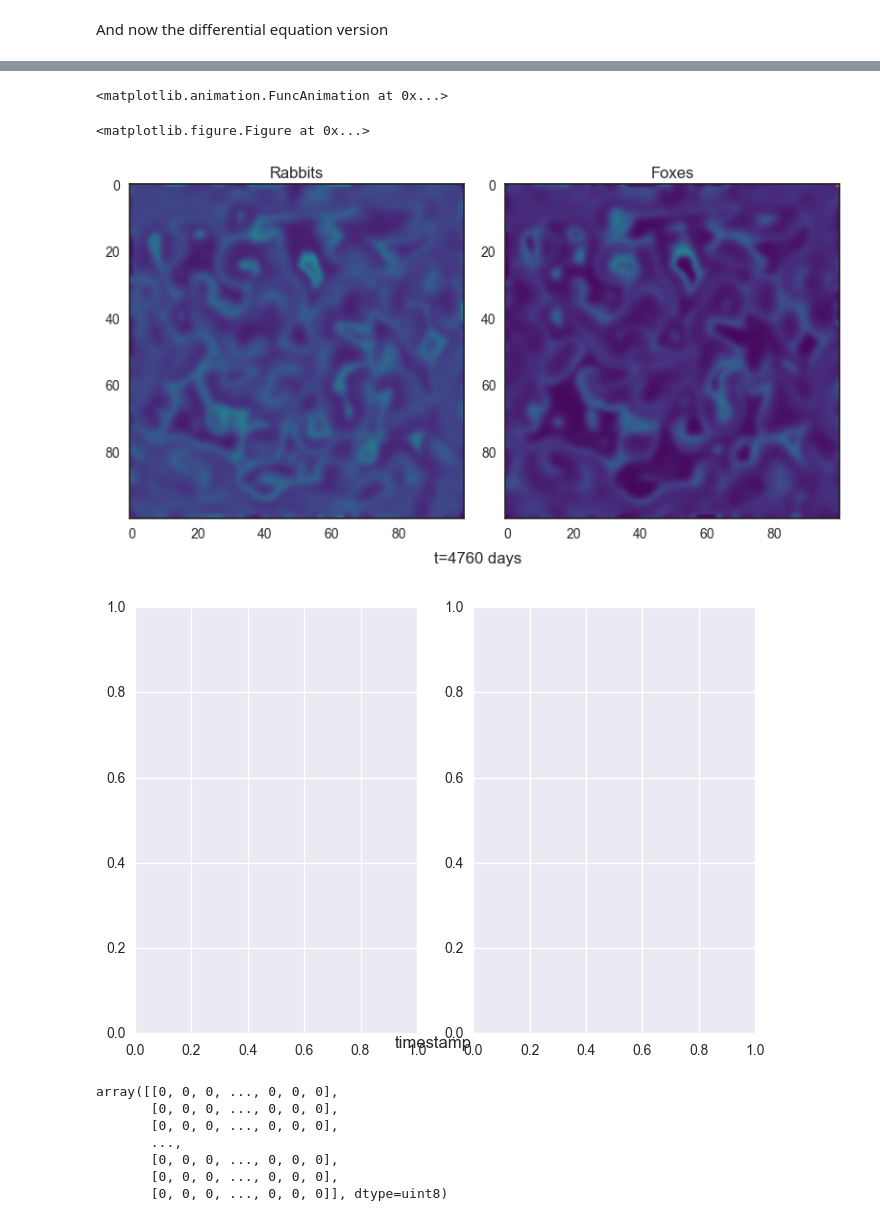
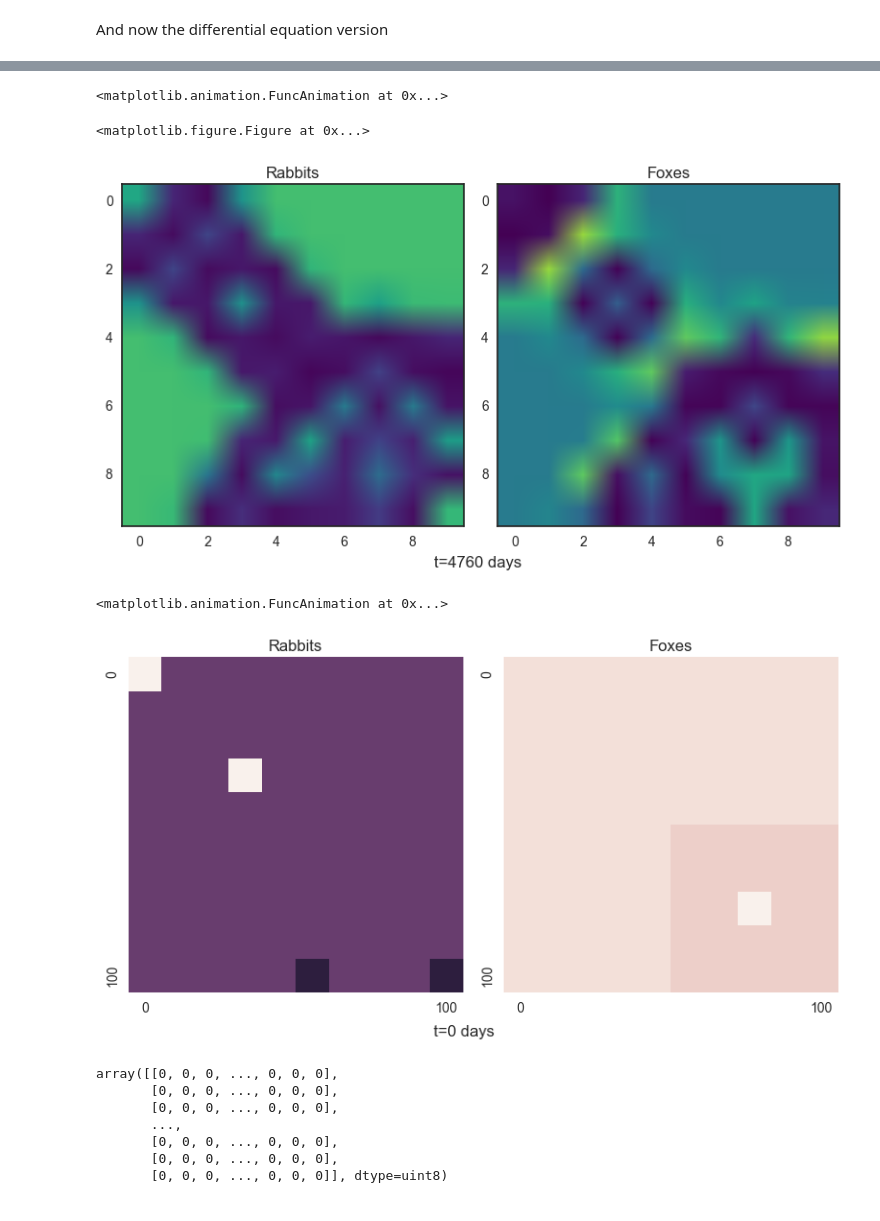
Before and after one commit to dbaugher/rabbits-and-foxes, a Jupyter notebook: rabbits-and-foxes-diffusion.ipynb, the cells around one changed output, grey strips where cells are left out. Saved outputs shown, nothing was run; the diff lists cells and outputs as text; code cells hidden in the pictures.

```diff
--- a/rabbits-and-foxes-diffusion.ipynb
+++ b/rabbits-and-foxes-diffusion.ipynb
@@ -55,25 +55,27 @@ plt.show()
 Now set it up for diffusion on a grid of farms.
 # %%
 x_max = y_max = 100
-N = M = 100
+N = M = 10
 dx = x_max / (N-1)
 dy = y_max / (M-1)
 xgrid = np.linspace(0,x_max,N)
 ygrid = np.linspace(0,y_max,M)
 assert dx == xgrid[1]
 
-diffusivity_rabbits =  1e-3
+diffusivity_rabbits = 1e-3
 diffusivity_foxes = 1e-3
 
 
 concentrations = np.ones((2,N,M))
-concentrations += 0.5 * np.abs(np.random.randn(2,N,M))
+#concentrations += 0.5 * np.abs(np.random.randn(2,N,M))
 concentrations[0] *= 400
 concentrations[1] *= 200
 concentrations[1,N//2:,M//2:] *= 2.0 # double foxes in top corner
 concentrations[0,3,3] = 0 # a dead spot of rabbits
 concentrations[1,7,7] = 0 # a dead spot of foxes
 concentrations[0,-1,-5] = 800 # a load of rabbits near one corner
+concentrations[0,-1,-1] = 800 # a load of rabbits in one corner
+concentrations[0,0,0] = 0 # a dead spot of rabbits at the origin
 
 rabbits = concentrations[0]
 foxes = concentrations[1]
@@ -268,37 +293,39 @@ anim
 # %% [output]
 <matplotlib.animation.FuncAnimation at 0x...>
 <matplotlib.figure.Figure at 0x...>
-[figure, old version]
+[figure, new version]
 # %%
 from matplotlib import animation
 import matplotlib
 matplotlib.rc('animation', html='html5')
 fig = plt.figure()
 ax1 = plt.subplot(1,2,1)
 ax2 = plt.subplot(1,2,2)
 timestamp = fig.text(0.45,0.1,'timestamp')
-frames = 48
+frames = 120
 
 def animate(i):
     timestep = i * len(times)//(frames)
     rabbits = results[timestep,0]
     foxes = results[timestep,1]
     sns.heatmap(rabbits, square=True, vmin=0, vmax=500, ax=ax1, cbar=None,
                xticklabels=xticklabels, yticklabels=yticklabels)
     ax1.set_title('Rabbits')
     sns.heatmap(foxes, square=True, vmin=0, vmax=3000, ax=ax2, cbar=None,
                xticklabels=xticklabels, yticklabels=yticklabels)
     ax2.set_title('Foxes')
     timestamp.set_text('t={0:.0f} days'.format(times[timestep]))
     plt.tight_layout()
 
 ## Commented out because this version is slow
-#anim = animation.FuncAnimation(fig, animate, frames=frames,
-#                               repeat_delay=2000, repeat=True,
-#                              interval=50,)
+anim = animation.FuncAnimation(fig, animate, frames=frames,
+                               repeat_delay=2000, repeat=True,
+                              interval=50,)
 #anim.save('rabbits_and_foxes.mp4', bitrate=1500)
+anim
 # %% [output]
+<matplotlib.animation.FuncAnimation at 0x...>
-[figure, old version]
+[figure, new version]
 # %%
 import urllib
 import scipy.ndimage
```
Also changed, not shown: parts of 6 cells of this notebook, 2 other files.
